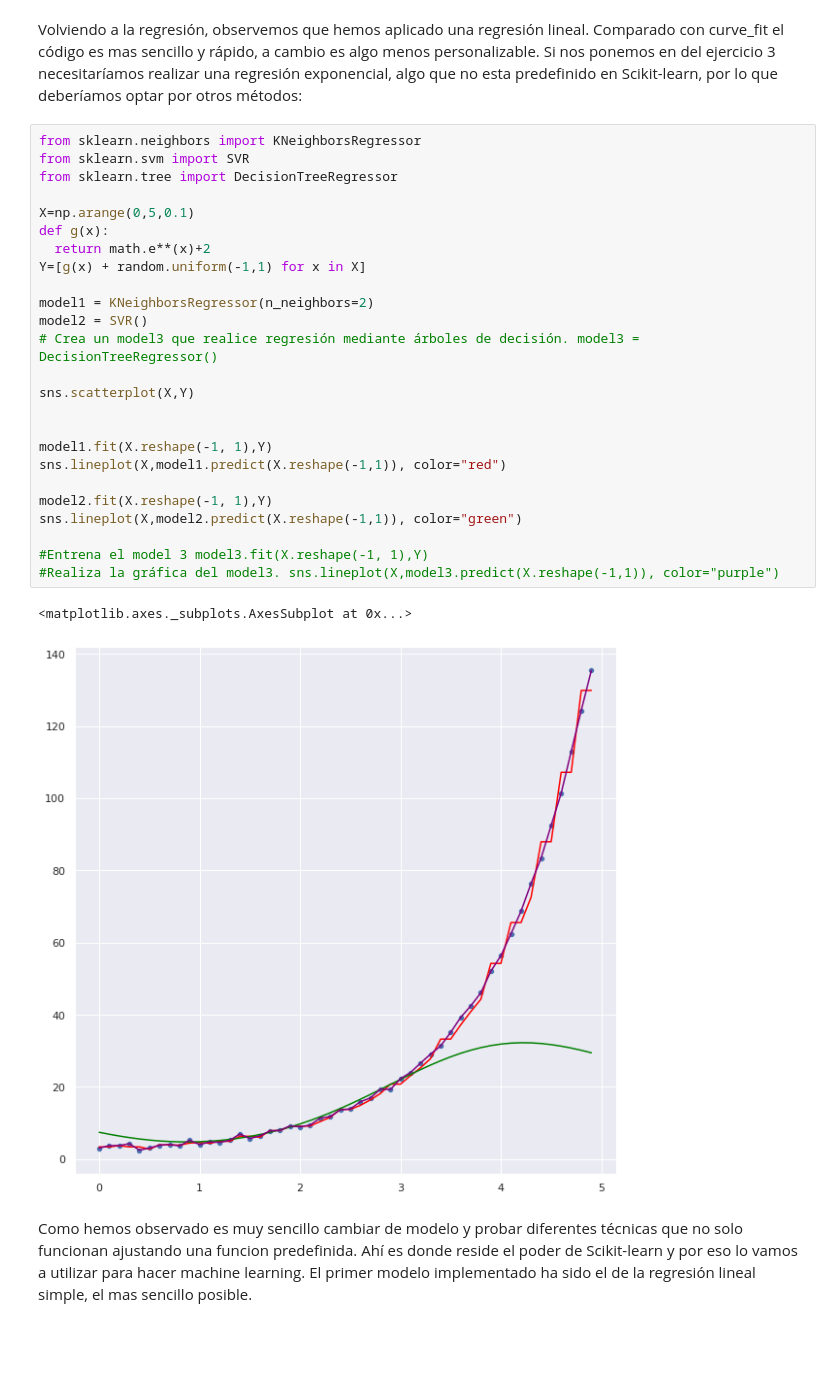
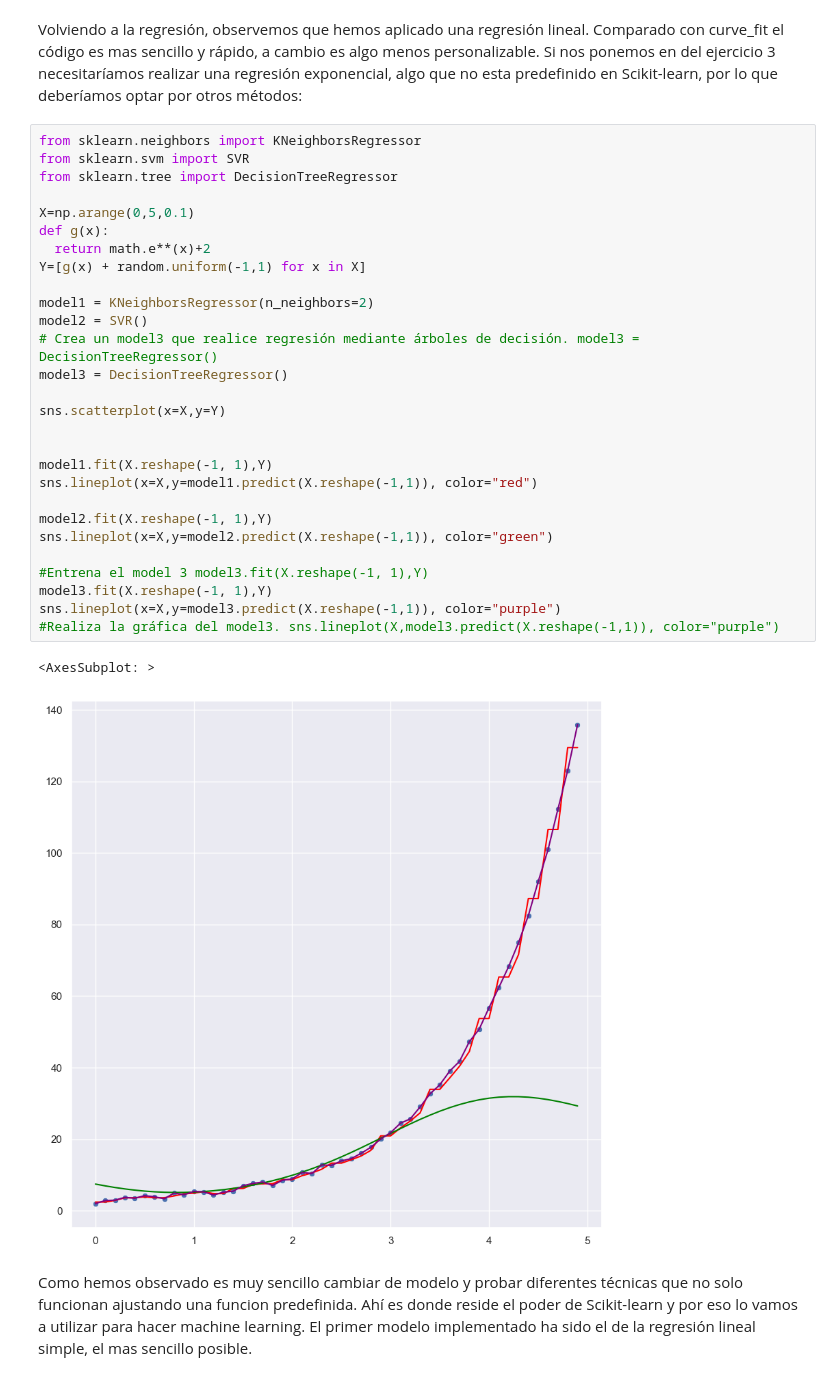
Before and after one commit to scuellaralmagro/curso_machine_learning, a Jupyter notebook: DIA_4/M5_07_Regresión.ipynb, the cells around one changed output. Saved outputs shown, nothing was run; the diff lists cells and outputs as text; blank space fills up the shorter version.

```diff
--- a/DIA_4/M5_07_Regresión.ipynb
+++ b/DIA_4/M5_07_Regresión.ipynb
@@ -254,30 +269,33 @@ Volviendo a la regresión, observemos que hemos aplicado una regresión lineal.
 # %%
 from sklearn.neighbors import KNeighborsRegressor
 from sklearn.svm import SVR
 from sklearn.tree import DecisionTreeRegressor
 
 X=np.arange(0,5,0.1)
 def g(x):
   return math.e**(x)+2
 Y=[g(x) + random.uniform(-1,1) for x in X]
 
 model1 = KNeighborsRegressor(n_neighbors=2)
 model2 = SVR()
 # Crea un model3 que realice regresión mediante árboles de decisión. model3 = DecisionTreeRegressor()
+model3 = DecisionTreeRegressor()
 
-sns.scatterplot(X,Y)
+sns.scatterplot(x=X,y=Y)
 
 
 model1.fit(X.reshape(-1, 1),Y)
-sns.lineplot(X,model1.predict(X.reshape(-1,1)), color="red")
+sns.lineplot(x=X,y=model1.predict(X.reshape(-1,1)), color="red")
 
 model2.fit(X.reshape(-1, 1),Y)
-sns.lineplot(X,model2.predict(X.reshape(-1,1)), color="green")
+sns.lineplot(x=X,y=model2.predict(X.reshape(-1,1)), color="green")
 
 #Entrena el model 3 model3.fit(X.reshape(-1, 1),Y)
+model3.fit(X.reshape(-1, 1),Y)
+sns.lineplot(x=X,y=model3.predict(X.reshape(-1,1)), color="purple")
 #Realiza la gráfica del model3. sns.lineplot(X,model3.predict(X.reshape(-1,1)), color="purple")
 # %% [output]
-<matplotlib.axes._subplots.AxesSubplot at 0x...>
+<AxesSubplot: >
-[figure, old version]
+[figure, new version]
 # %% [markdown]
 Como hemos observado es muy sencillo cambiar de modelo y probar diferentes técnicas que no solo funcionan ajustando una funcion predefinida. Ahí es donde reside el poder de Scikit-learn y por eso lo vamos a utilizar para hacer machine learning. El primer modelo implementado ha sido el de la regresión lineal simple, el mas sencillo posible.
```
Also changed, not shown: parts of 18 cells of this notebook, 1 other file.
